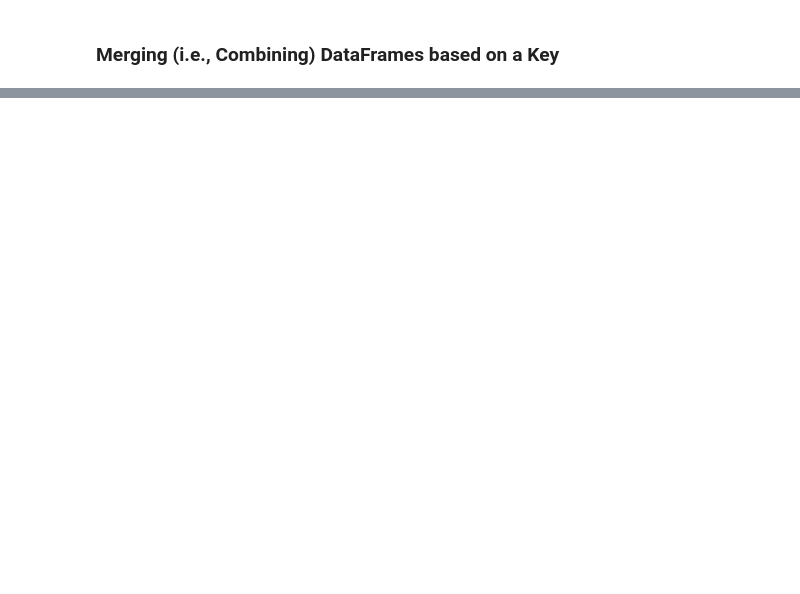
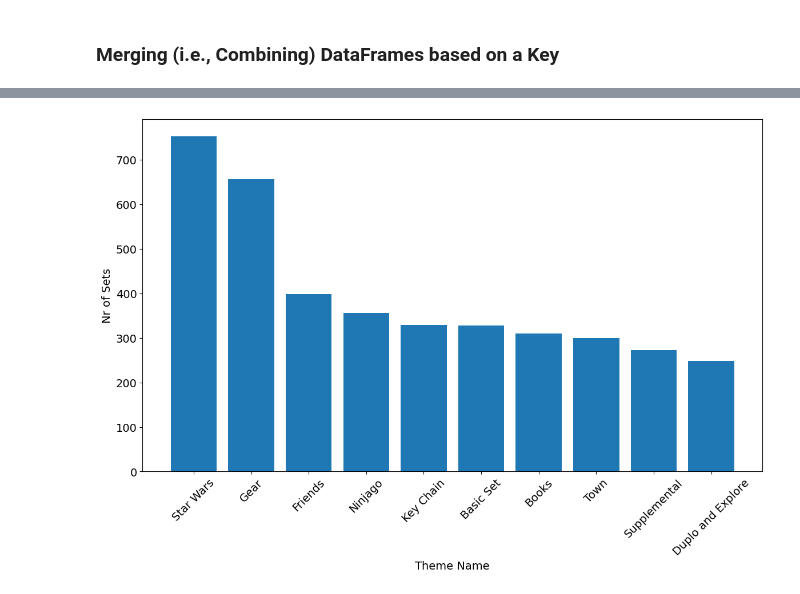
Before and after one commit to Zamir29/100-days-of-Python, a Jupyter notebook: day_74/Lego_Analysis_for_Course.ipynb, the cells around one changed output, grey strips where cells are left out. Saved outputs shown, nothing was run; the diff lists cells and outputs as text; code cells hidden in the pictures; blank space fills up the shorter version.

Commit message:
(day_74): merge theme_df with set_theme_count to and show the name of the theme in plot bar()

```diff
--- a/day_74/Lego_Analysis_for_Course.ipynb
+++ b/day_74/Lego_Analysis_for_Course.ipynb
@@ -306,3 +306,6 @@ plt.scatter(parts_per_set_clean.index, parts_per_set_clean)
 ### Number of Sets per LEGO Theme
 # %% [markdown]
 LEGO has licensed many hit franchises from Harry Potter to Marvel Super Heros to many others. But which theme has the largest number of individual sets?
+# %%
+set_theme_count = sets_df['theme_id'].value_counts()
+set_theme_count
@@ -318,0 +378,7 @@ The themes.csv file has the actual theme names. The sets .csv has <code>theme_id
+# %%
+set_theme_count = pd.DataFrame({
+    'id': set_theme_count.index,
+    'set_count':set_theme_count.values,
+})
+
+set_theme_count.head()
@@ -318,0 +392,3 @@ The themes.csv file has the actual theme names. The sets .csv has <code>theme_id
+# %%
+merge_df = pd.merge(set_theme_count, themes_df, on='id')
+merge_df[:5]
@@ -318,0 +402,13 @@ The themes.csv file has the actual theme names. The sets .csv has <code>theme_id
+# %%
+# Top ten
+top_themes = merge_df[:10]
+plt.figure(figsize=(14,8))
+plt.xticks(fontsize=14, rotation=45)
+plt.yticks(fontsize=14)
+plt.ylabel('Nr of Sets', fontsize=14)
+plt.xlabel('Theme Name', fontsize=14)
+plt.bar(top_themes['name'], top_themes['set_count'])
+
+plt.show()
+# %% [output]
+[figure, added]
```
Also changed, not shown: parts of 8 cells of this notebook.
